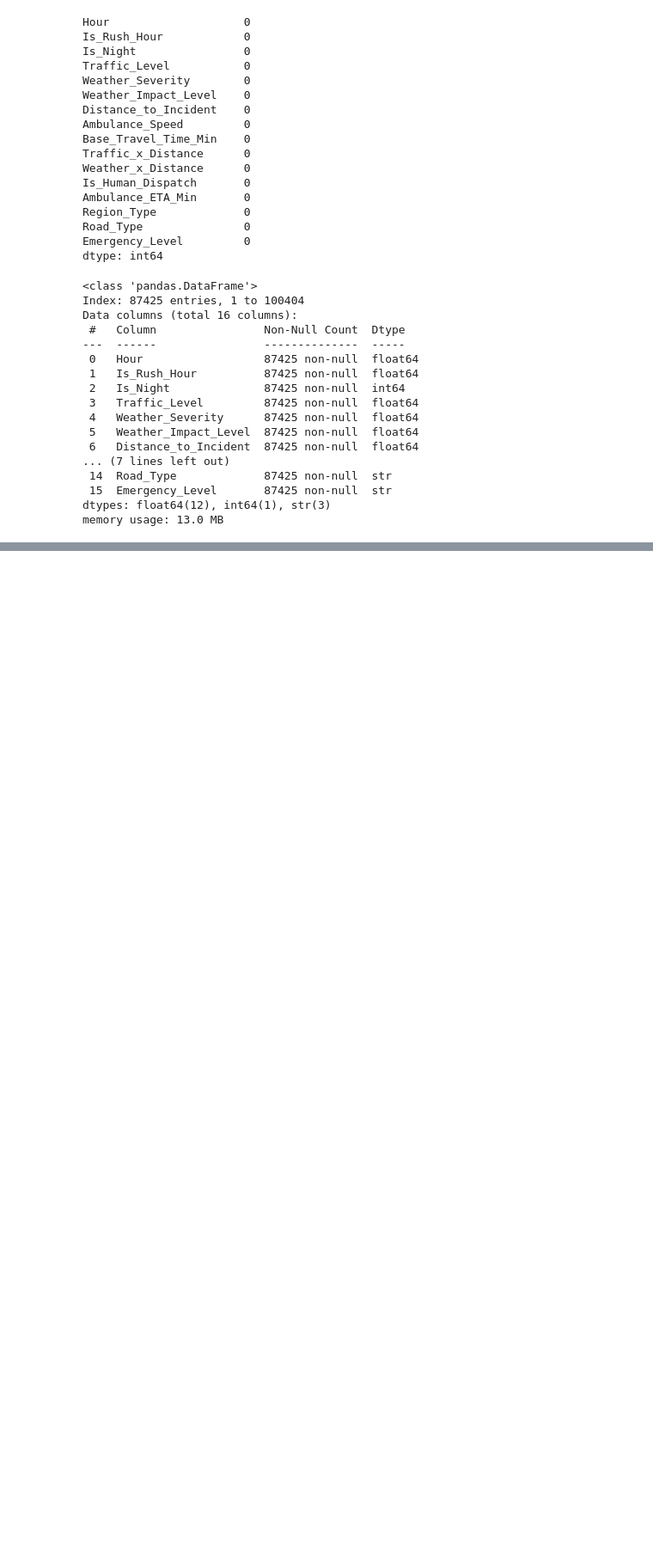
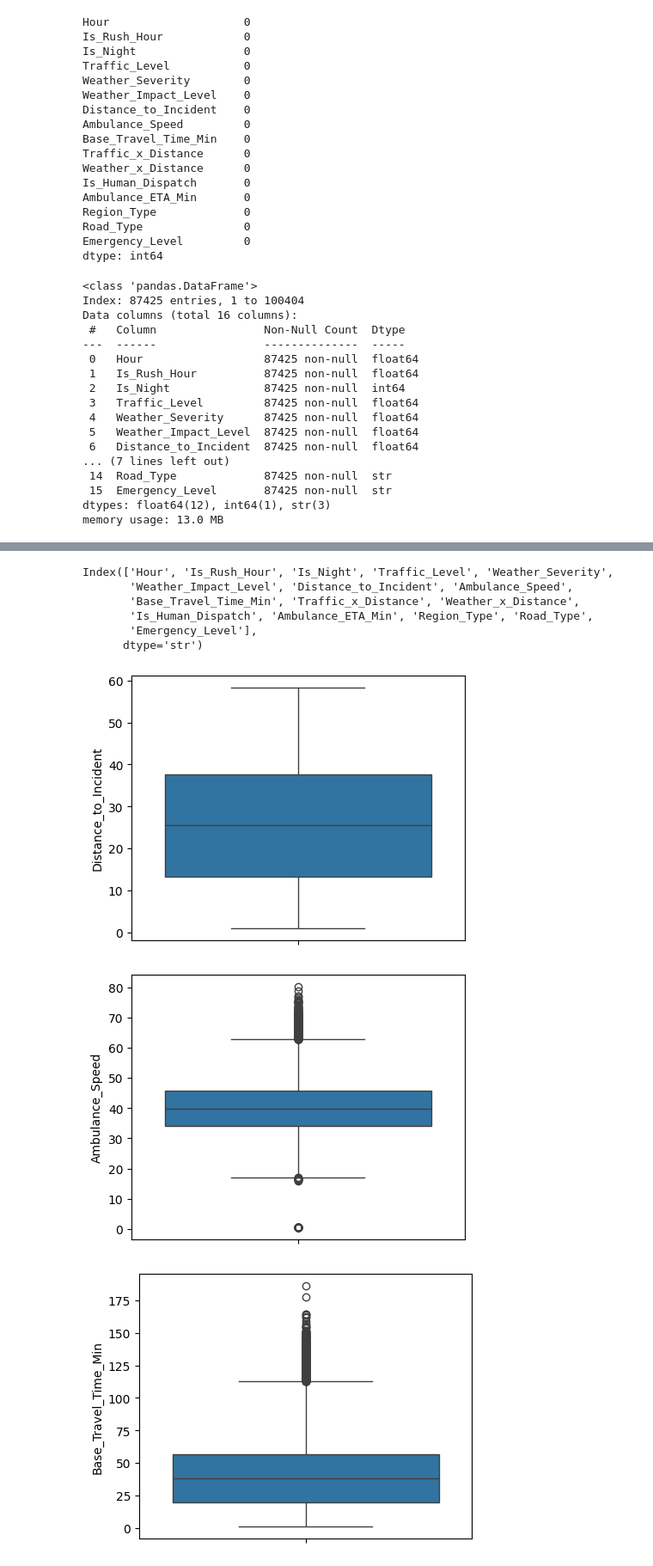
Before and after one commit to saumyasolanki41-sys/smart-hospital-queue-management-system, a Jupyter notebook: ml/ambulance-eta/ambulance_eda.ipynb, the cells around one changed output, grey strips where cells are left out. Shown at 86% size. Drawn from its saved outputs; the diff is of its cells as text; code cells hidden in the pictures; blank space fills up the shorter version.

```diff
--- a/ml/ambulance-eta/ambulance_eda.ipynb
+++ b/ml/ambulance-eta/ambulance_eda.ipynb
@@ -445,0 +467,20 @@ df.describe()
+# %%
+df.columns
+# %% [output]
+Index(['Hour', 'Is_Rush_Hour', 'Is_Night', 'Traffic_Level', 'Weather_Severity',
+       'Weather_Impact_Level', 'Distance_to_Incident', 'Ambulance_Speed',
+       'Base_Travel_Time_Min', 'Traffic_x_Distance', 'Weather_x_Distance',
+       'Is_Human_Dispatch', 'Ambulance_ETA_Min', 'Region_Type', 'Road_Type',
+       'Emergency_Level'],
+      dtype='str')
+# %%
+col_to_check = ["Distance_to_Incident","Ambulance_Speed","Base_Travel_Time_Min","Traffic_x_Distance","Weather_x_Distance","Ambulance_ETA_Min"]
+# %%
+for i in col_to_check:
+    plt.figure(figsize=(5, 4))
+    sns.boxplot(df[i])
+    plt.show()
+# %% [output]
+[figure, added]
+[figure, added]
+[figure, added]
```
Also changed, not shown: parts of 57 cells of this notebook.
